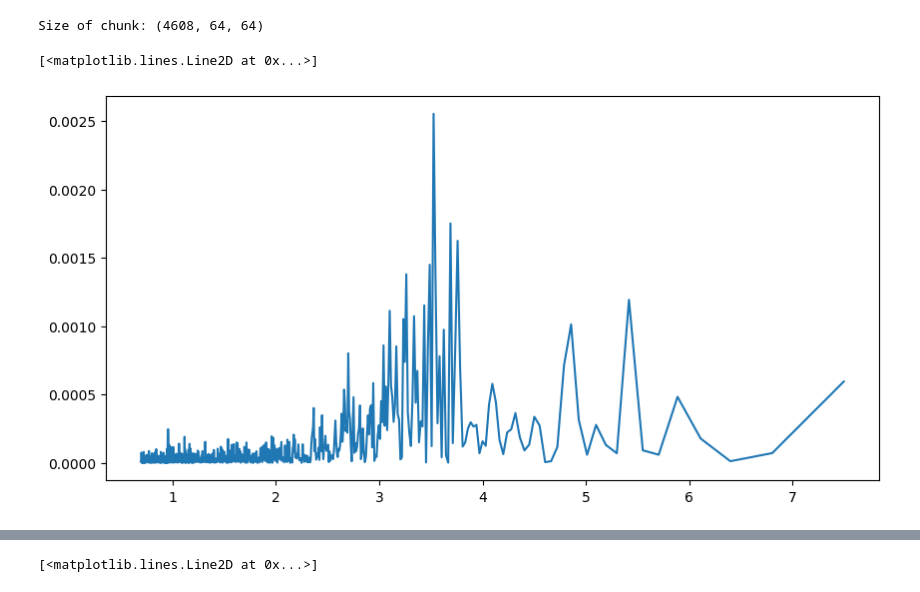
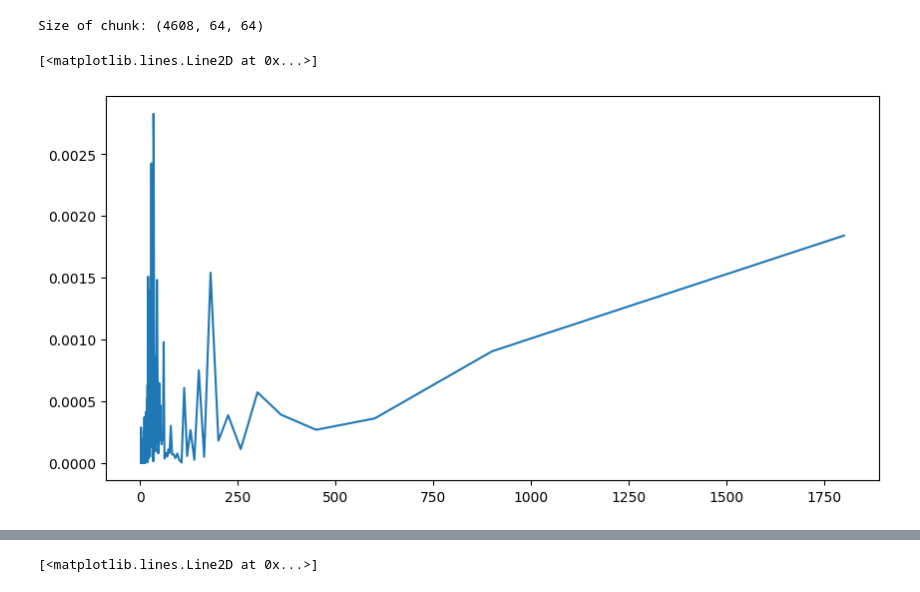
Before and after one commit to SpaceMeerkat/traident, a Jupyter notebook: training/preprocessing.ipynb, the cells around one changed output, grey strips where cells are left out. Cells and saved outputs as stored; diff of their text form; code cells hidden in the pictures.

```diff
--- a/training/preprocessing.ipynb
+++ b/training/preprocessing.ipynb
@@ -50,8 +50,8 @@ power_spectrum = np.abs(ps_cube)**2
 # %%
 plt.close('all')
 plt.figure(figsize=(10,5))
-plt.plot(np.log(1/xf[:N//2]), power_spectrum[:,30,30][:N//2])
+plt.plot(1/xf[:N//2], power_spectrum[:,50,50][:N//2])
 # %% [output]
 [<matplotlib.lines.Line2D at 0x...>]
-[figure, old version]
+[figure, new version]
 # %%
```
Also changed, not shown: parts of 13 cells of this notebook.
